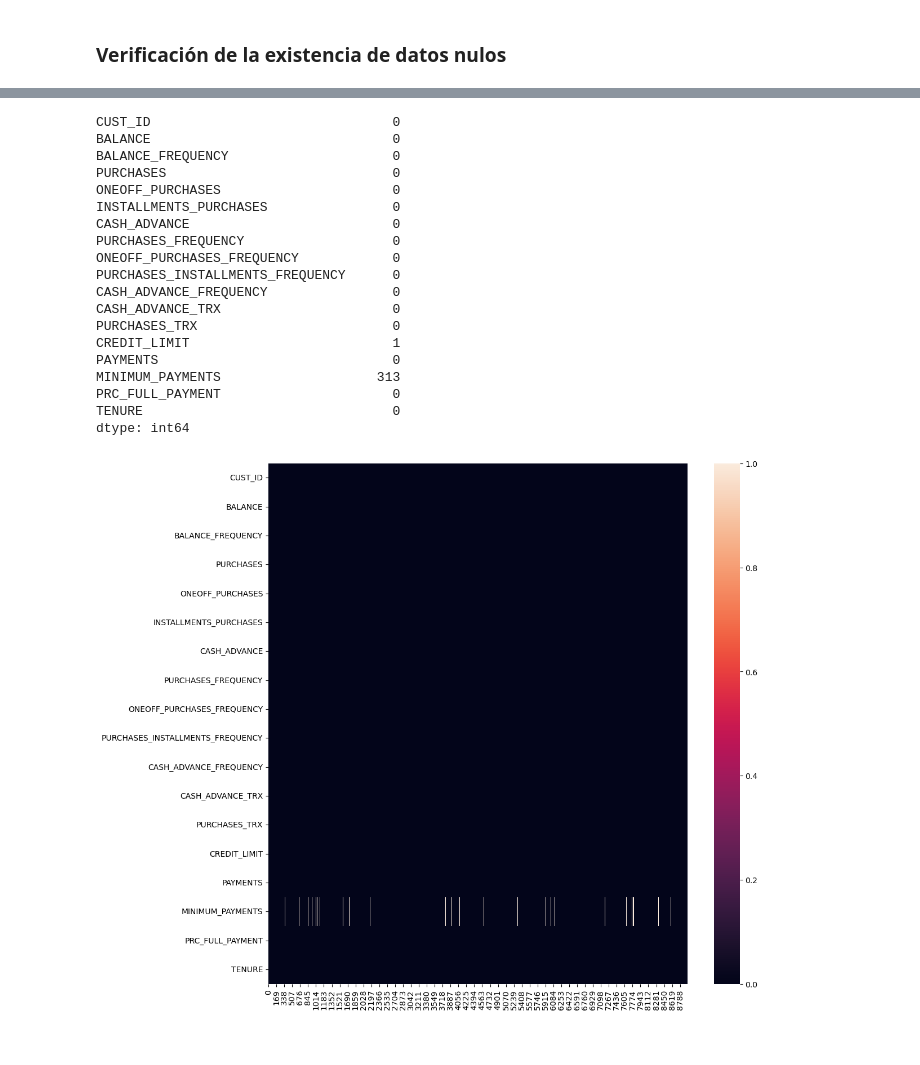
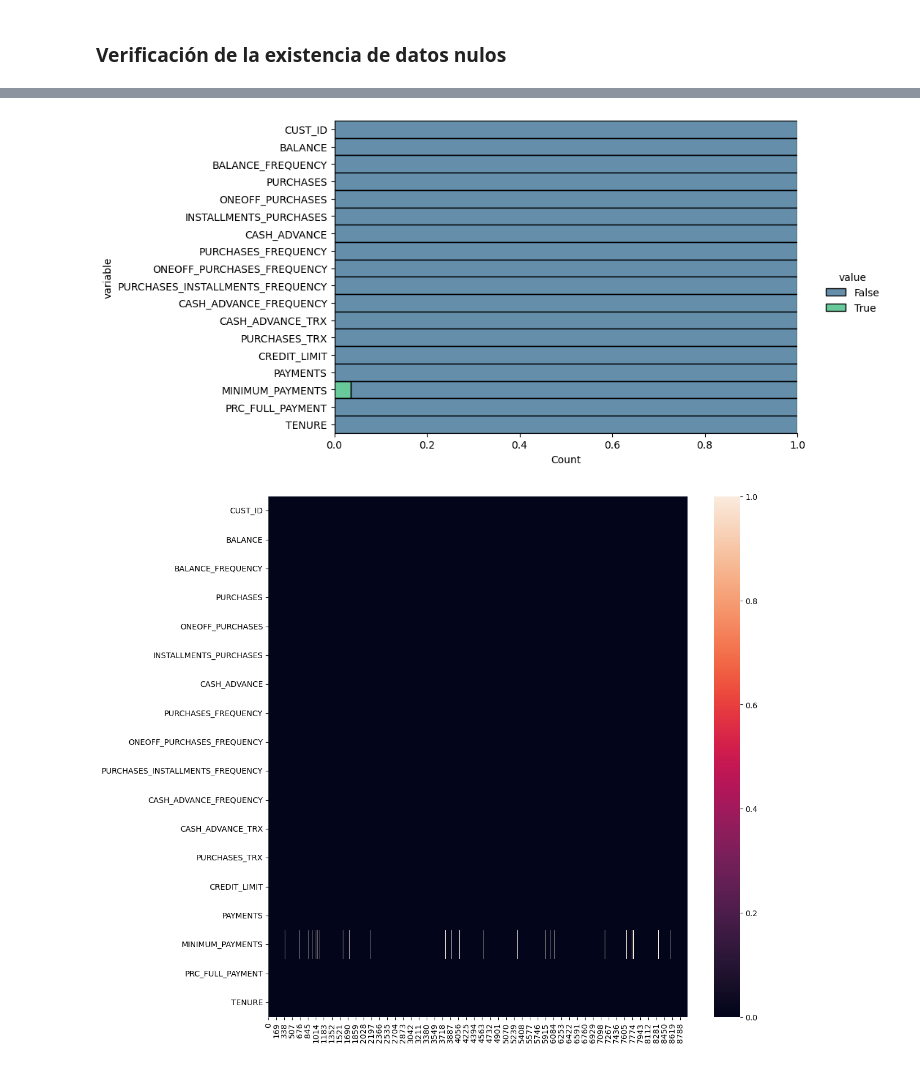
Before and after one commit to Tomaslopera/Scientific_Computing, a Jupyter notebook: Caso2_Agrupamiento.ipynb, the cells around one changed output, grey strips where cells are left out. Saved outputs shown, nothing was run; the diff lists cells and outputs as text; code cells hidden in the pictures.

```diff
--- a/Caso2_Agrupamiento.ipynb
+++ b/Caso2_Agrupamiento.ipynb
@@ -77,25 +99,9 @@ memory usage: 1.2+ MB
 # %%
-data.isnull().sum()
+# data.isnull().sum()
+data.isnull().melt().pipe(lambda df: sns.displot(data=df, y = 'variable', palette='viridis', hue='value', multiple='fill', aspect=2))
+plt.show()
 # %% [output]
-CUST_ID                               0
-BALANCE                               0
-BALANCE_FREQUENCY                     0
-PURCHASES                             0
-ONEOFF_PURCHASES                      0
-INSTALLMENTS_PURCHASES                0
-CASH_ADVANCE                          0
-PURCHASES_FREQUENCY                   0
-ONEOFF_PURCHASES_FREQUENCY            0
-PURCHASES_INSTALLMENTS_FREQUENCY      0
-CASH_ADVANCE_FREQUENCY                0
-CASH_ADVANCE_TRX                      0
-PURCHASES_TRX                         0
-CREDIT_LIMIT                          1
-PAYMENTS                              0
-MINIMUM_PAYMENTS                    313
-PRC_FULL_PAYMENT                      0
-TENURE                                0
-dtype: int64
+[figure, added]
 # %%
 plt.figure(figsize=(12, 12))
 data.isnull().transpose().pipe(lambda df: sns.heatmap(data = df))
```
Also changed, not shown: parts of 32 cells of this notebook, 1 other file.
